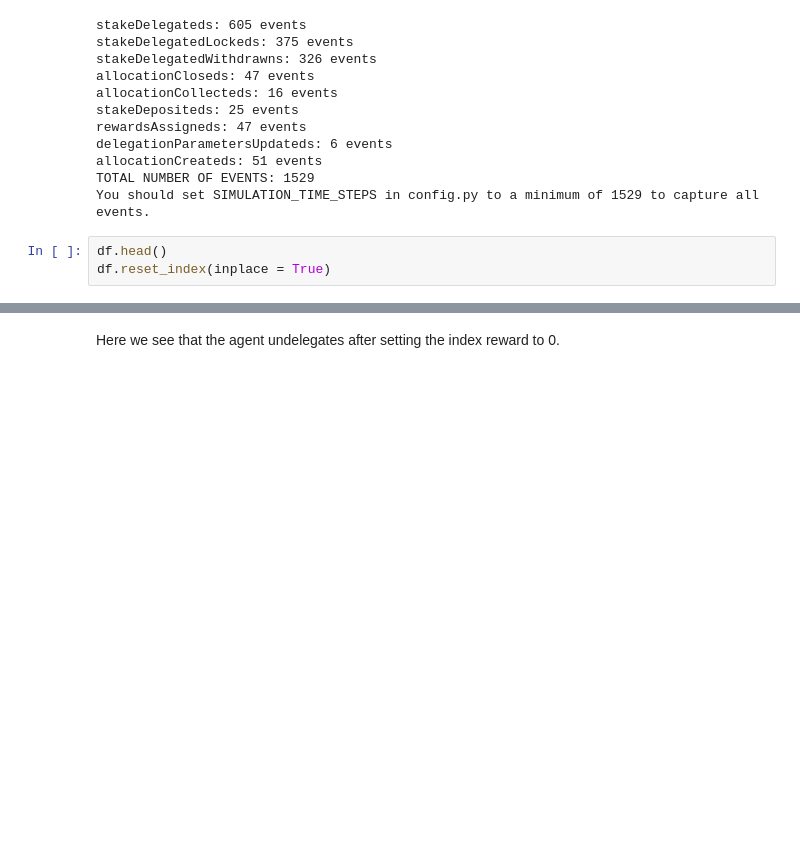
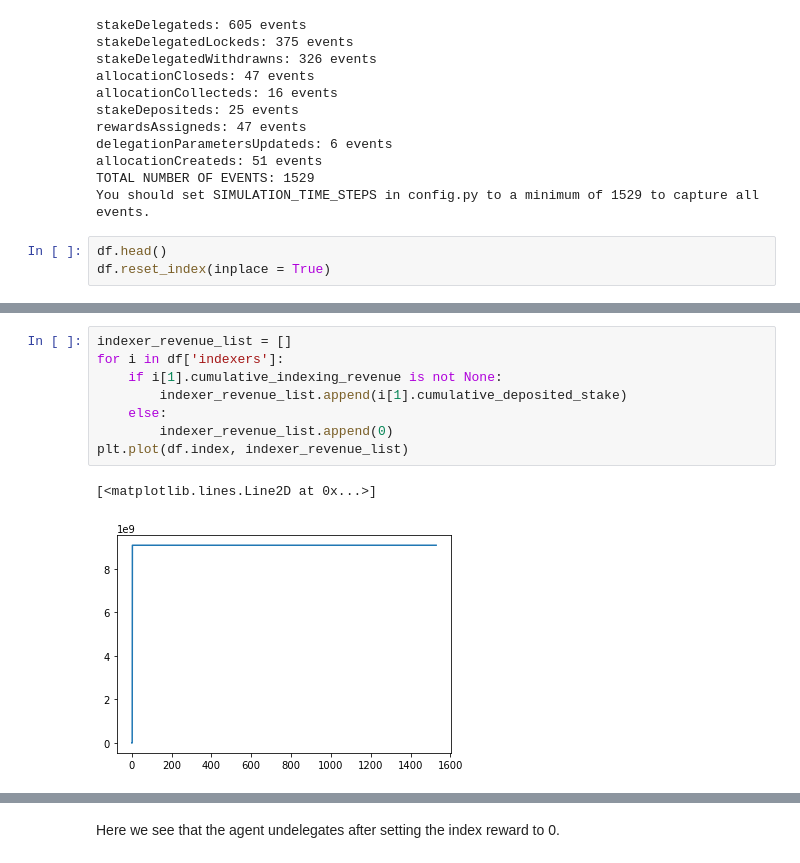
Before and after one commit to BlockScience/TheGraph, a Jupyter notebook: index_spoofer.ipynb, the cells around one changed output, grey strips where cells are left out. Drawn from its saved outputs; the diff is of its cells as text; blank space fills up the shorter version.

```diff
--- a/index_spoofer.ipynb
+++ b/index_spoofer.ipynb
@@ -36,0 +41,11 @@ plt.plot(df.index, GRT_list)
+# %%
+indexer_revenue_list = []
+for i in df['indexers']:
+    if i[1].cumulative_indexing_revenue is not None:
+        indexer_revenue_list.append(i[1].cumulative_deposited_stake)
+    else:
+        indexer_revenue_list.append(0)
+plt.plot(df.index, indexer_revenue_list)
+# %% [output]
+[<matplotlib.lines.Line2D at 0x...>]
+[figure, added]
```
Also changed, not shown: parts of 14 cells of this notebook, 9 other files.
